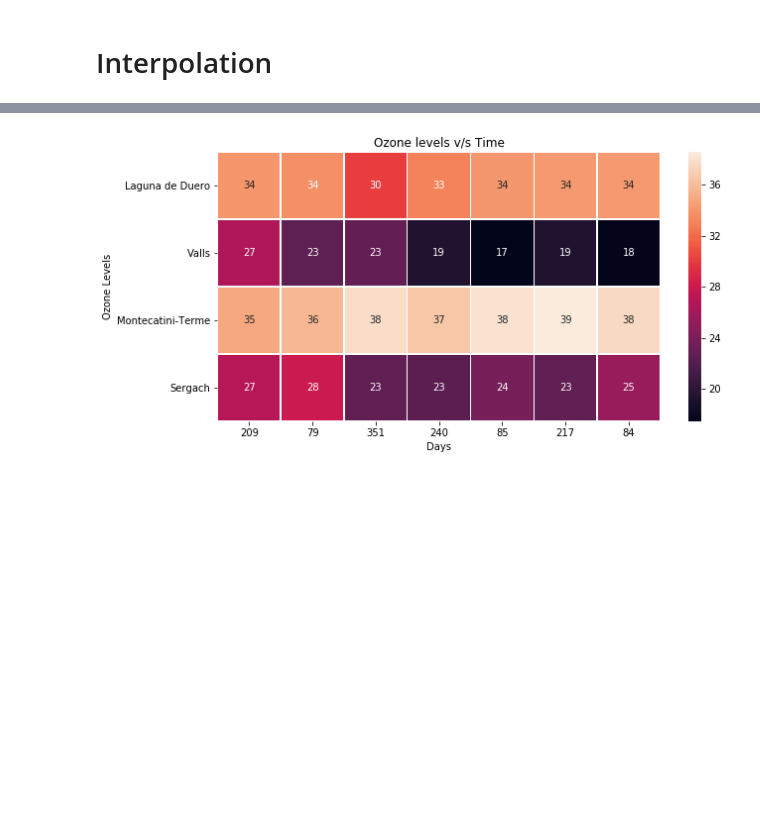
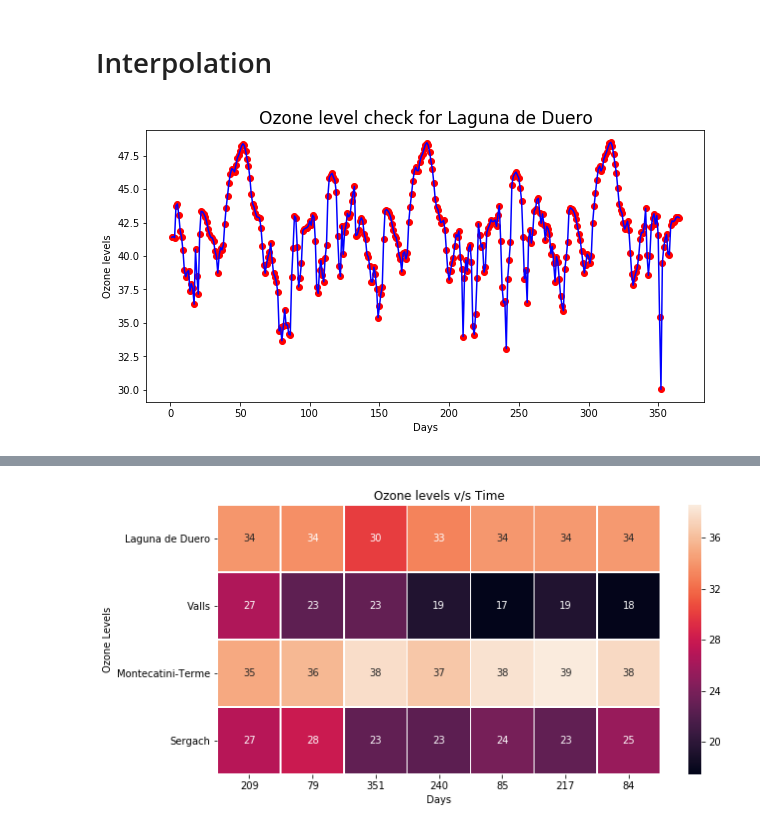
Before and after one commit to AmnaKhan1/Worst-7-days-Ozone-Levels, a Jupyter notebook: OzoneLevels.ipynb, the cells around one changed output, grey strips where cells are left out. Drawn from its saved outputs; the diff is of its cells as text; code cells hidden in the pictures; blank space fills up the shorter version.

Commit message:
some changes in interpolations

```diff
--- a/OzoneLevels.ipynb
+++ b/OzoneLevels.ipynb
@@ -195,6 +195,25 @@ data_to_check
 4 rows × 369 columns
 # %% [markdown]
 # Interpolation
+# %%
+#There must be some other method for interpolation - that should do the peak check automatically for all the cities per day
+#in the dataframe, which I need to figure out.
+
+x_axis=np.arange(1,366,1) # 365 days data
+
+y_axis=data_to_check.iloc[0,:365]
+
+f = interp1d(x_axis, y_axis, kind = 'linear')
+x_new = np.linspace(x_axis[0], x_axis[-1],365)
+
+plt.figure(figsize=(10,5))
+plt.plot(x_axis,y_axis, "ro",x_new, f(x_new) ,"b-")
+plt.xlabel("Days")
+plt.ylabel("Ozone levels")
+plt.title("Ozone level check for {}".format(data_to_check.iloc[0,-1]), fontsize=17)
+plt.show()
+# %% [output]
+[figure, added]
 # %%
 
 # interpolation check for a city
```
Also changed, not shown: parts of 10 cells of this notebook.
